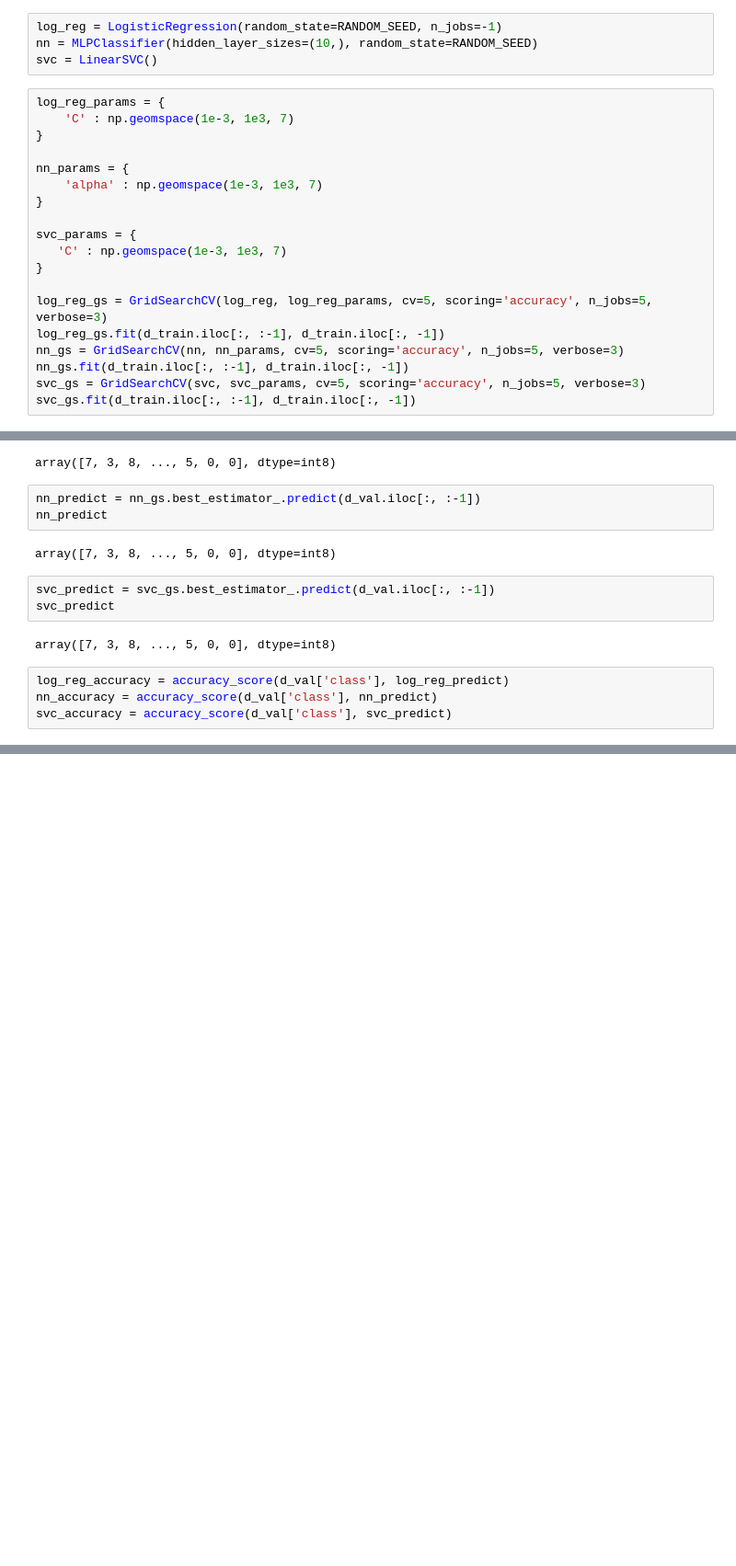
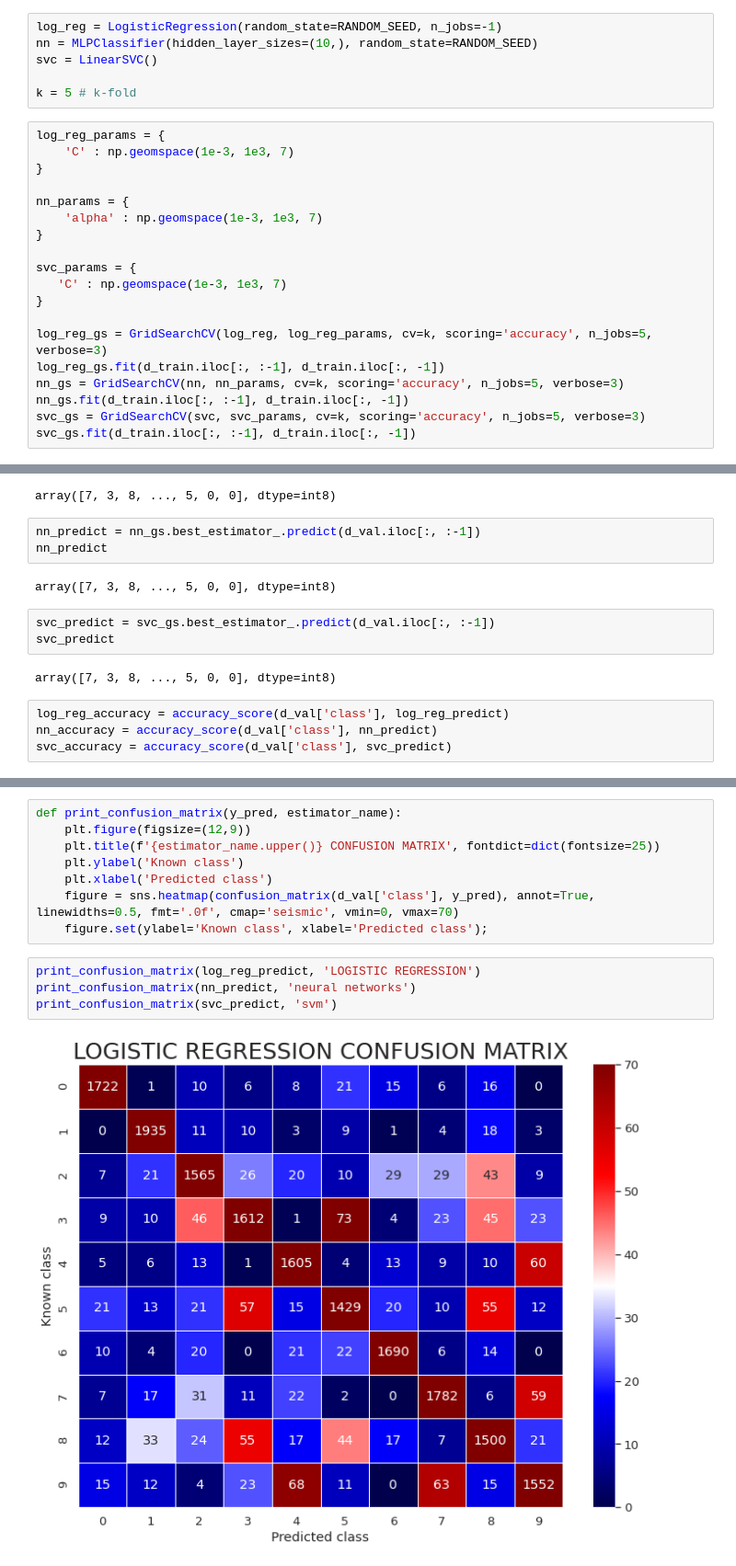
Before and after one commit to Giatroo/MAC0460-EP4, a Jupyter notebook: ep04.ipynb, the cells around one changed output, grey strips where cells are left out. Shown: that part at 92% size. Drawn from its saved outputs; the diff is of its cells as text; blank space fills up the shorter version.

```diff
--- a/ep04.ipynb
+++ b/ep04.ipynb
@@ -208,6 +210,8 @@ Name: class, Length: 18000, dtype: int8
 log_reg = LogisticRegression(random_state=RANDOM_SEED, n_jobs=-1)
 nn = MLPClassifier(hidden_layer_sizes=(10,), random_state=RANDOM_SEED)
 svc = LinearSVC()
+
+k = 5 # k-fold
 # %%
 log_reg_params = {
     'C' : np.geomspace(1e-3, 1e3, 7)
@@ -221,11 +225,11 @@ svc_params = {
    'C' : np.geomspace(1e-3, 1e3, 7)
 }
 
-log_reg_gs = GridSearchCV(log_reg, log_reg_params, cv=5, scoring='accuracy', n_jobs=5, verbose=3)
+log_reg_gs = GridSearchCV(log_reg, log_reg_params, cv=k, scoring='accuracy', n_jobs=5, verbose=3)
 log_reg_gs.fit(d_train.iloc[:, :-1], d_train.iloc[:, -1])
-nn_gs = GridSearchCV(nn, nn_params, cv=5, scoring='accuracy', n_jobs=5, verbose=3)
+nn_gs = GridSearchCV(nn, nn_params, cv=k, scoring='accuracy', n_jobs=5, verbose=3)
 nn_gs.fit(d_train.iloc[:, :-1], d_train.iloc[:, -1])
-svc_gs = GridSearchCV(svc, svc_params, cv=5, scoring='accuracy', n_jobs=5, verbose=3)
+svc_gs = GridSearchCV(svc, svc_params, cv=k, scoring='accuracy', n_jobs=5, verbose=3)
 svc_gs.fit(d_train.iloc[:, :-1], d_train.iloc[:, -1])
 # %% [output]
 Fitting 5 folds for each of 7 candidates, totalling 35 fits
@@ -290,0 +306,14 @@ Support Vector Machine: 90.26%
+# %%
+def print_confusion_matrix(y_pred, estimator_name):
+    plt.figure(figsize=(12,9))
+    plt.title(f'{estimator_name.upper()} CONFUSION MATRIX', fontdict=dict(fontsize=25))
+    plt.ylabel('Known class')
+    plt.xlabel('Predicted class')
+    figure = sns.heatmap(confusion_matrix(d_val['class'], y_pred), annot=True, linewidths=0.5, fmt='.0f', cmap='seismic', vmin=0, vmax=70)
+    figure.set(ylabel='Known class', xlabel='Predicted class');
+# %%
+print_confusion_matrix(log_reg_predict, 'LOGISTIC REGRESSION')
+print_confusion_matrix(nn_predict, 'neural networks')
+print_confusion_matrix(svc_predict, 'svm')
+# %% [output]
+[figure, added]
```
Also changed, not shown: parts of 20 cells of this notebook.
